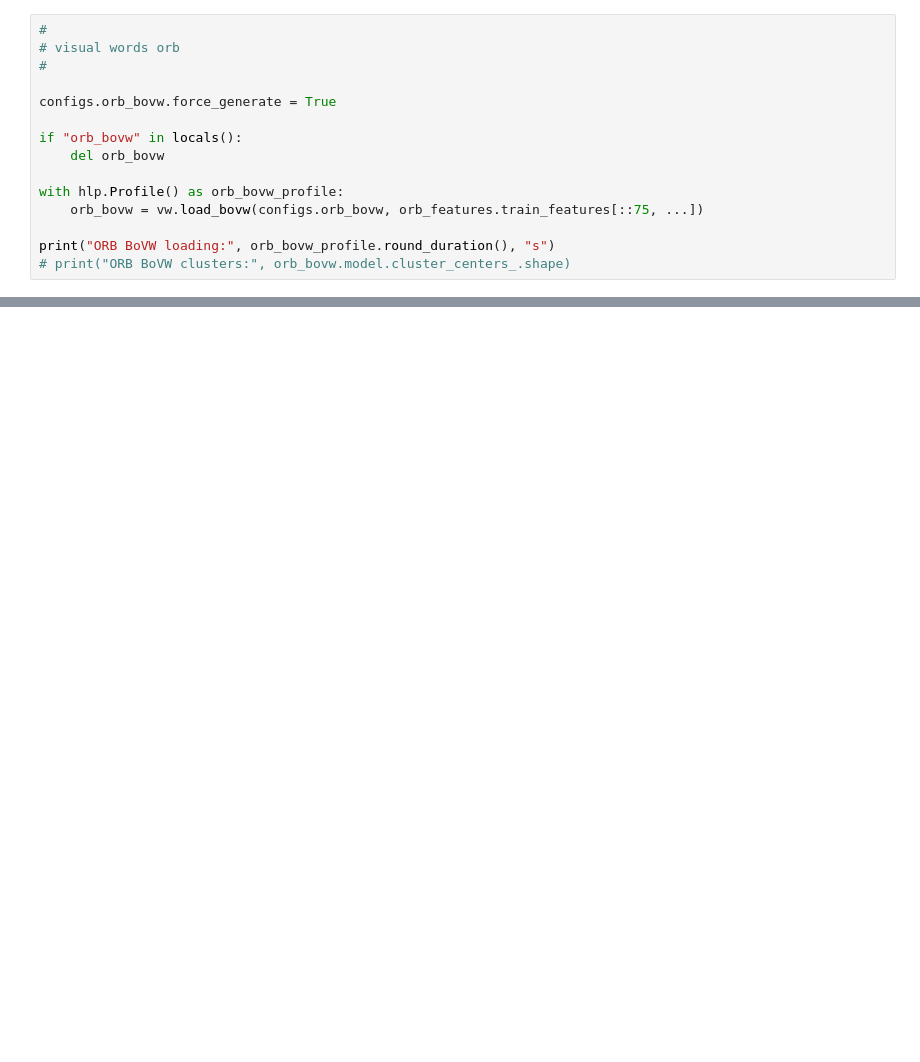
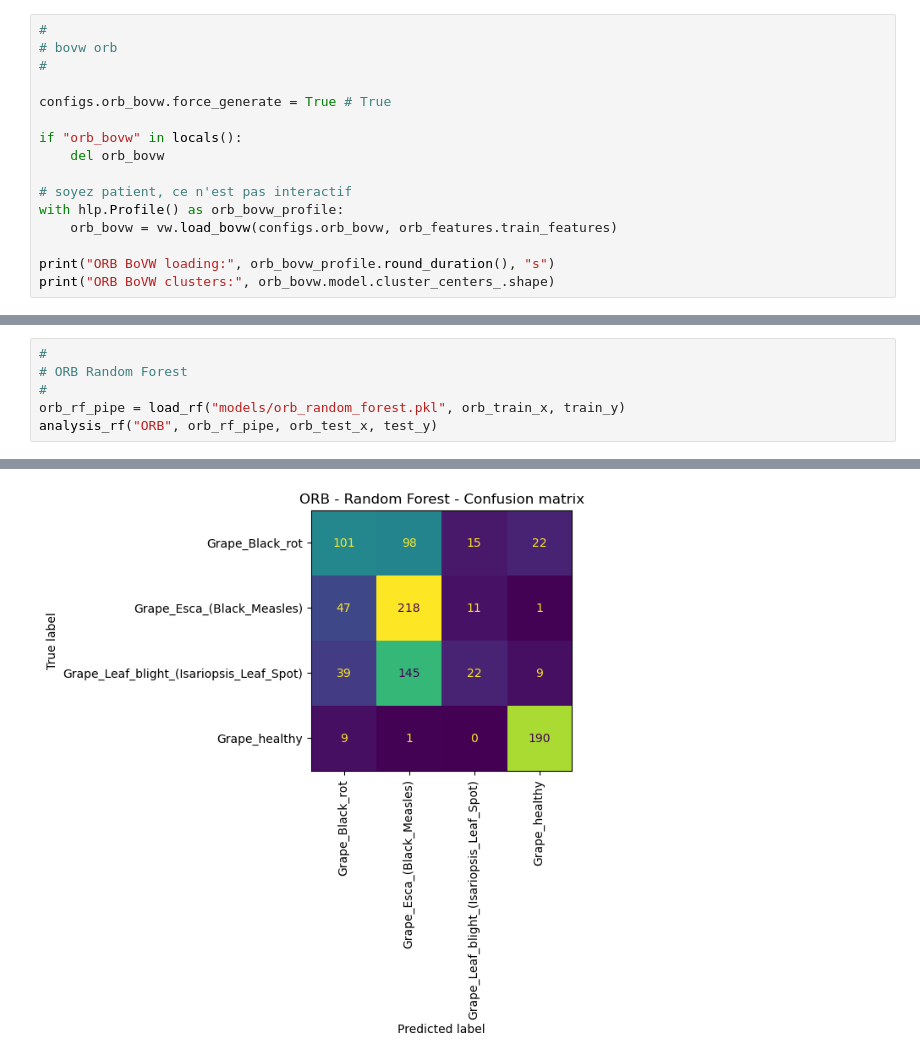
Before and after one commit to jfgagnon00/PlantVillage, a Jupyter notebook: JFG - Test Clusters.ipynb, the cells around one changed output, grey strips where cells are left out. Drawn from its saved outputs; the diff is of its cells as text; blank space fills up the shorter version.

```diff
--- a/JFG - Test Clusters.ipynb
+++ b/JFG - Test Clusters.ipynb
@@ -71,17 +99,18 @@ ORB test features (538838, 32)
 # %%
 #
-# visual words orb
+# bovw orb
 #
 
-configs.orb_bovw.force_generate = True
+configs.orb_bovw.force_generate = True # True
 
 if "orb_bovw" in locals():
     del orb_bovw
 
+# soyez patient, ce n'est pas interactif
 with hlp.Profile() as orb_bovw_profile:
-    orb_bovw = vw.load_bovw(configs.orb_bovw, orb_features.train_features[::75, ...])
+    orb_bovw = vw.load_bovw(configs.orb_bovw, orb_features.train_features)
 
 print("ORB BoVW loading:", orb_bovw_profile.round_duration(), "s")
-# print("ORB BoVW clusters:", orb_bovw.model.cluster_centers_.shape)
+print("ORB BoVW clusters:", orb_bovw.model.cluster_centers_.shape)
 # %% [output]
 Construction Bag of Visual Words
@@ -244,0 +364,7 @@ analysis_knn("ORB", orb_knn_pipe, orb_test_x, test_y)
+# %%
+#
+# ORB Random Forest
+#
+orb_rf_pipe = load_rf("models/orb_random_forest.pkl", orb_train_x, train_y)
+analysis_rf("ORB", orb_rf_pipe, orb_test_x, test_y)
+# %% [output]
@@ -244,0 +383 @@ analysis_knn("ORB", orb_knn_pipe, orb_test_x, test_y)
+[figure, added]
```
Also changed, not shown: parts of 10 cells of this notebook.
